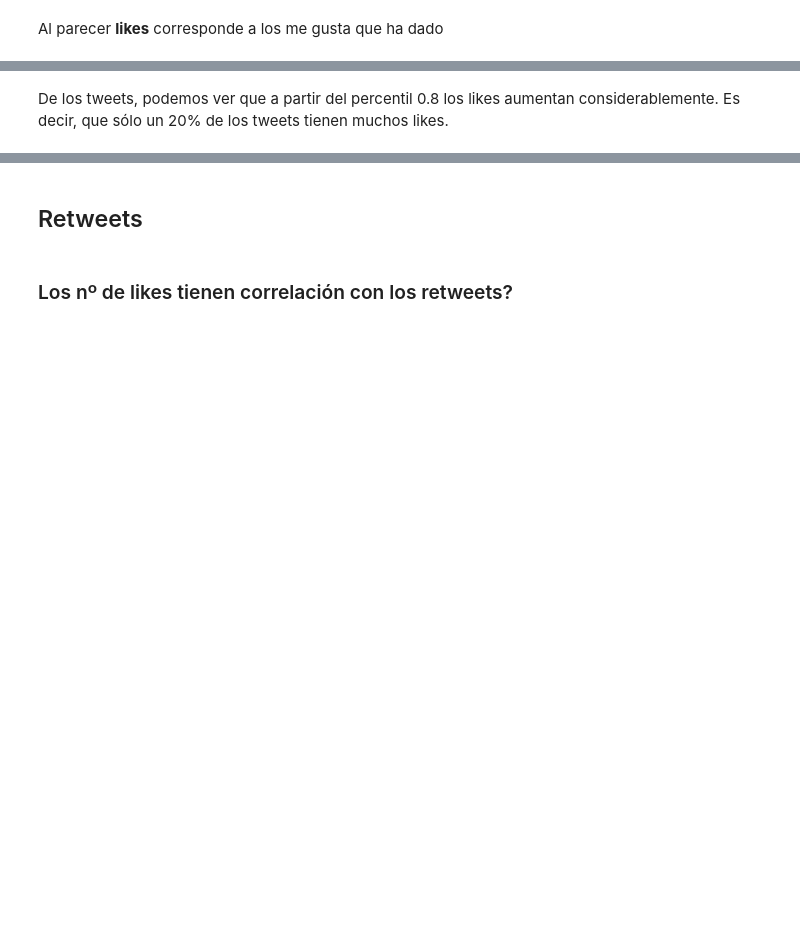
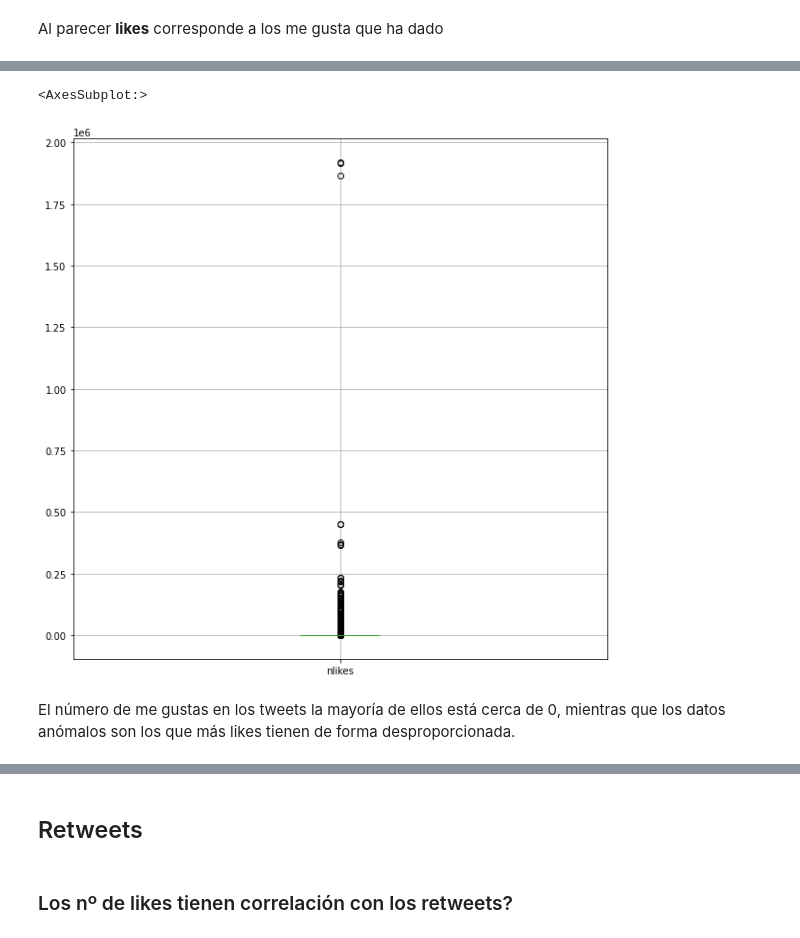
Before and after one commit to julianmelero/twitter-ai, a Jupyter notebook: Analysis/basic.ipynb, the cells around one changed output, grey strips where cells are left out. Saved outputs shown, nothing was run; the diff lists cells and outputs as text; code cells hidden in the pictures; blank space fills up the shorter version.

```diff
--- a/Analysis/basic.ipynb
+++ b/Analysis/basic.ipynb
@@ -72,5 +184,10 @@ union['likes'].describe(percentiles=[0.5, 0.6, 0.7, 0.8, 0.85, 0.9])
-# %% [markdown]
-De los tweets, podemos ver que a partir del percentil 0.8 los likes aumentan considerablemente. Es decir, que sólo un 20% de los tweets tienen muchos likes.
+# %%
+union.boxplot(column =['nlikes'], figsize=(10,10))
+# %% [output]
+<AxesSubplot:>
+[figure, added]
+# %% [markdown]
+El número de me gustas en los tweets la mayoría de ellos está cerca de 0, mientras que los datos anómalos son los que más likes tienen de forma desproporcionada.
 # %%
 n_likes = union.groupby(['username'])['nlikes'].count().reset_index()
 n_likes.sort_values('nlikes',ascending=False)
```
Also changed, not shown: parts of 24 cells of this notebook.
